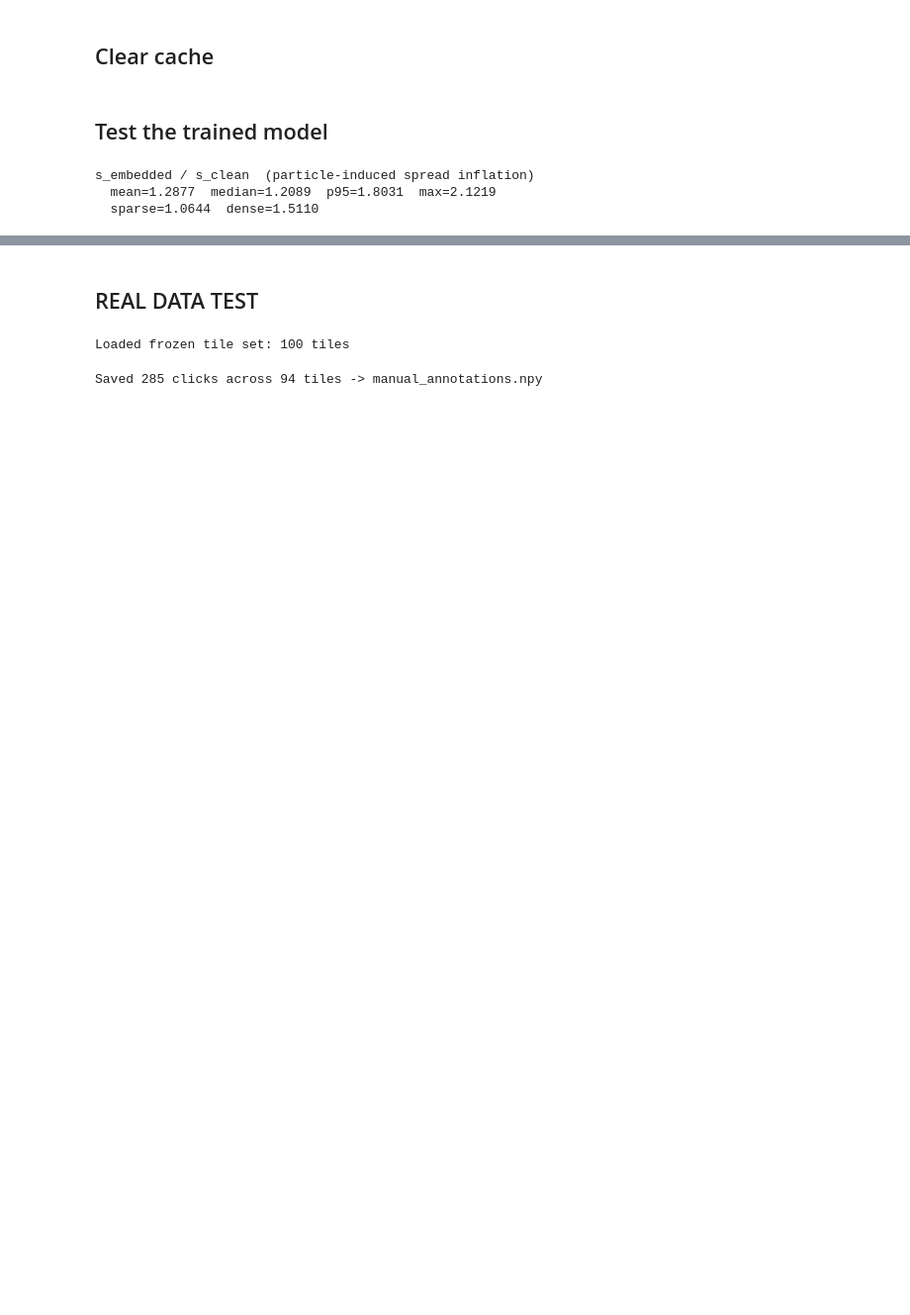
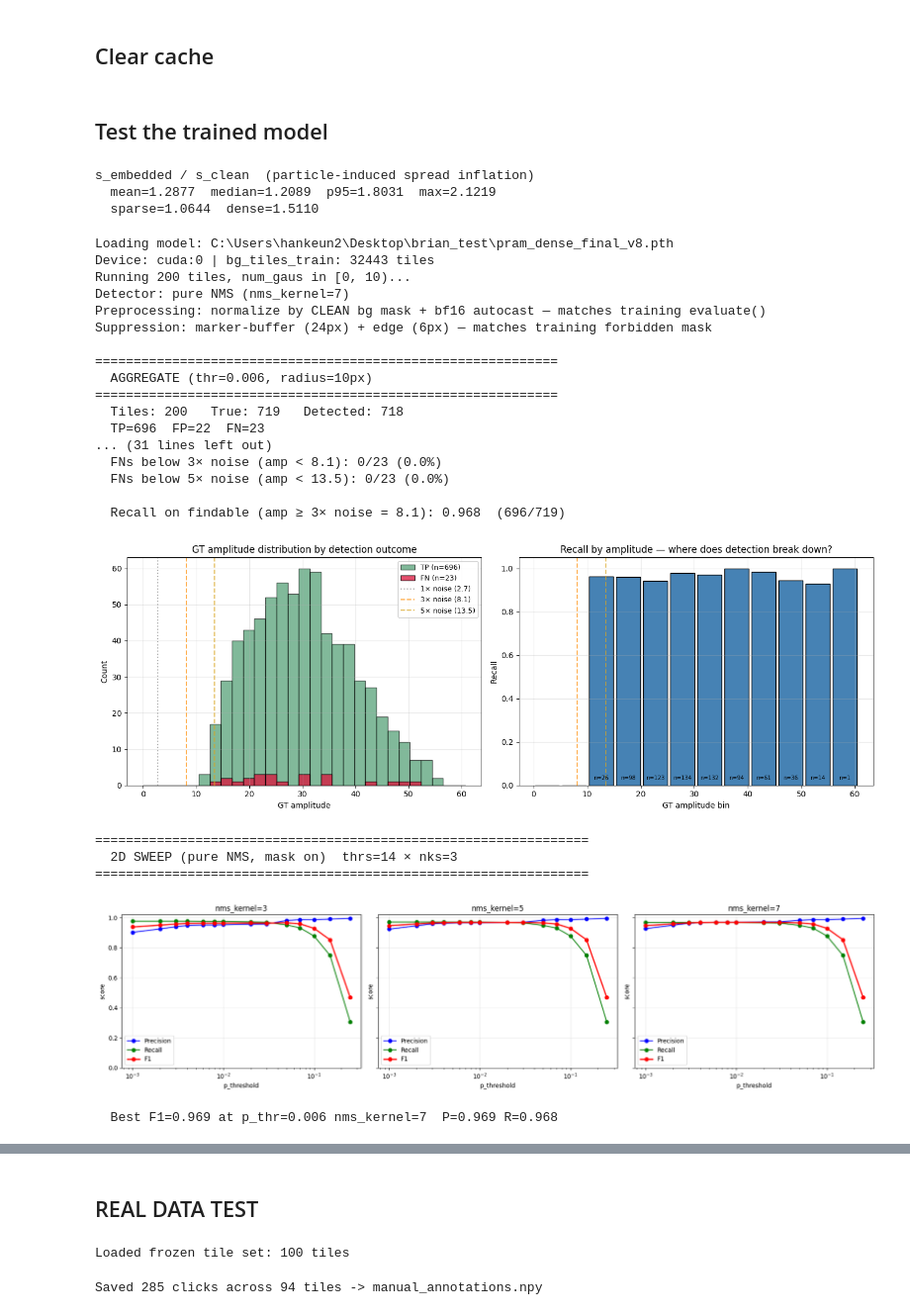
Before and after one commit to superstem000/LOCA_PRAM, a Jupyter notebook: LOCA_PRAM_main_downsampled.ipynb, the cells around one changed output, grey strips where cells are left out. Shown at 99% size. Cells and saved outputs as stored; diff of their text form; code cells hidden in the pictures; blank space fills up the shorter version.

```diff
--- a/LOCA_PRAM_main_downsampled.ipynb
+++ b/LOCA_PRAM_main_downsampled.ipynb
@@ -2224,32 +2219,56 @@ def run_validation_test(model, device, bg_tiles, num_test_tiles=200,
             axes[row, 2].set_title('detection mask (blue) + forbidden (red)')
             axes[row, 2].axis('off')
         plt.tight_layout(); plt.show()
 
     return per_tile
 
 
 # ============ RUN ============
 if __name__ == '__main__':
     model = GaussianMixtureModel(num_channels=1)
-    model_path = os.path.join(os.getcwd(), 'pram_dense_final_v7.pth')
+    model_path = os.path.join(os.getcwd(), 'pram_dense_final_v8.pth')
     device = torch.device("cuda:0" if torch.cuda.is_available() else "cpu")
     print(f"Loading model: {model_path}")
     model.load_state_dict(torch.load(model_path, map_location=device))
     model.to(device)
     (model._orig_mod if hasattr(model, '_orig_mod') else model).tanh_scale = 1.0
     print(f"Device: {device} | bg_tiles_train: {len(bg_tiles_train)} tiles")
 
     results = run_validation_test(
         model=model, device=device,
         bg_tiles=bg_tiles_train,
         num_test_tiles=200,
-        p_threshold=0.002,
+        p_threshold=0.006,
         match_radius=10,
         num_gaus_low=0, num_gaus_high=10,
         noise_floor=2.7,
         min_area=1,
         show_examples=5,
         threshold_sweep=True,
         amplitude_analysis=True,
         runtime_benchmark=True,
     )
+# %% [output]
+Loading model: C:\Users\hankeun2\Desktop\brian_test\pram_dense_final_v8.pth
+Device: cuda:0 | bg_tiles_train: 32443 tiles
+Running 200 tiles, num_gaus in [0, 10)...
+Detector: pure NMS (nms_kernel=7)
+Preprocessing: normalize by CLEAN bg mask + bf16 autocast — matches training evaluate()
+Suppression: marker-buffer (24px) + edge (6px) — matches training forbidden mask
+
+============================================================
+  AGGREGATE (thr=0.006, radius=10px)
+============================================================
+  Tiles: 200   True: 719   Detected: 718
+  TP=696  FP=22  FN=23
+... (31 lines left out)
+  FNs below 3× noise (amp < 8.1): 0/23 (0.0%)
+  FNs below 5× noise (amp < 13.5): 0/23 (0.0%)
+
+  Recall on findable (amp ≥ 3× noise = 8.1): 0.968  (696/719)
+[figure, added]
+================================================================
+  2D SWEEP (pure NMS, mask on)  thrs=14 × nks=3
+================================================================
+[figure, added]
+  Best F1=0.969 at p_thr=0.006 nms_kernel=7  P=0.969 R=0.968
```
Also changed, not shown: parts of 10 cells of this notebook, 2 other files.
